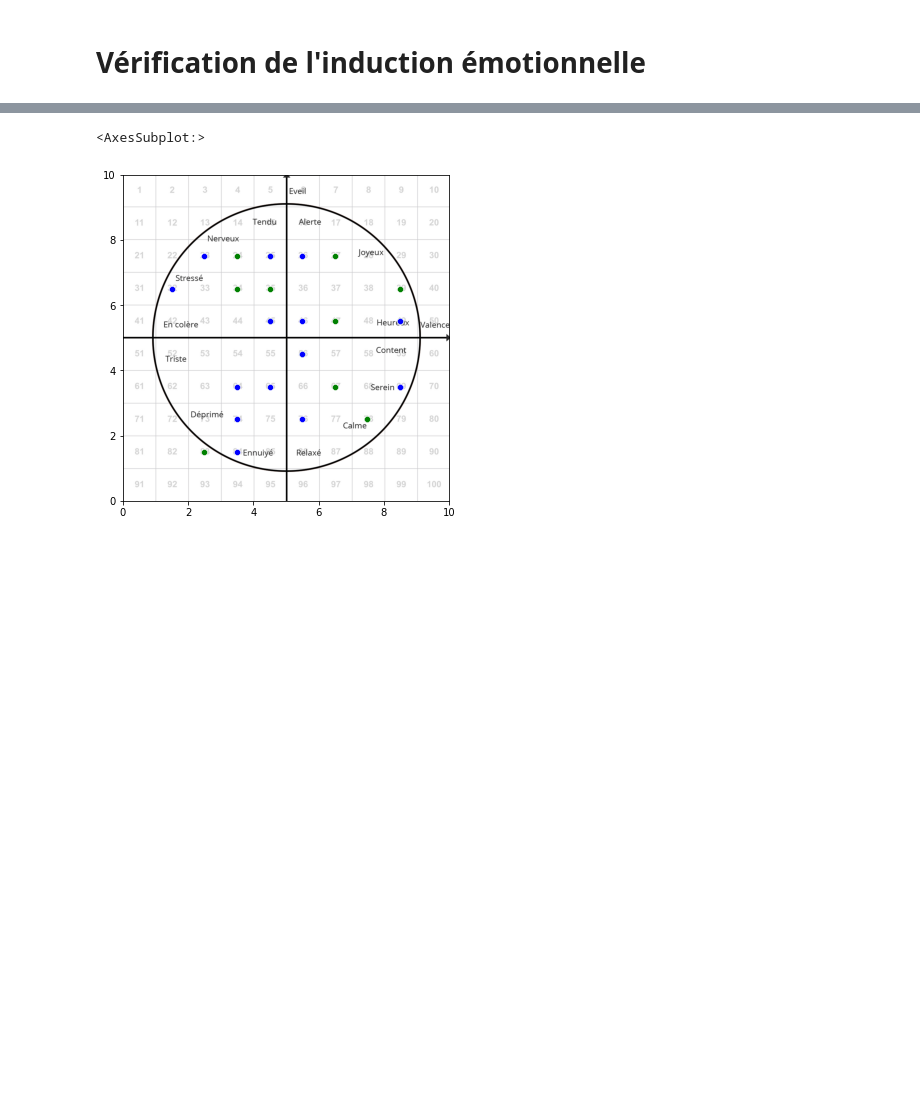
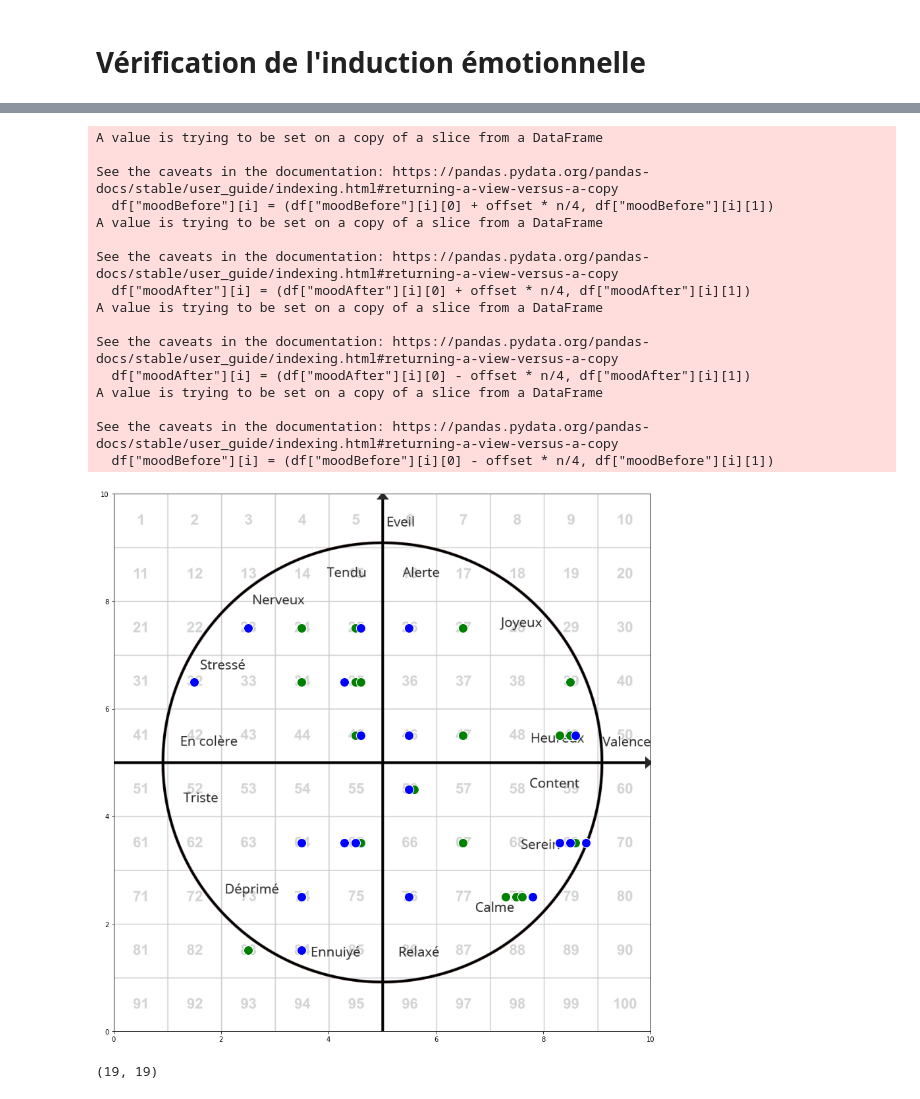
Before and after one commit to CharlesAttend/exp-psycho, a Jupyter notebook: traitement_donne.ipynb, the cells around one changed output, grey strips where cells are left out. Cells and saved outputs as stored; diff of their text form; code cells hidden in the pictures; blank space fills up the shorter version.

Commit message:
Data processing and viz

```diff
--- a/traitement_donne.ipynb
+++ b/traitement_donne.ipynb
@@ -59,7 +59,7 @@ for person in json_data:
     [emotion2.append(person["emotion"]) for _ in range(len(rt))]
 
     #RT clip
-    rt = rt[rt < 1000]
+    rt = rt[rt < 650]
     rt = rt[rt > 200]
     reaction_time.append(rt)
     big_rt_list_clipped = np.concatenate((big_rt_list_clipped, rt), axis=None)
@@ -132,5 +172,6 @@ Ttest_indResult(statistic=1.5832522246819054, pvalue=0.11398631366592701)
 # %%
 sad = df[df["emotion"]=="sad"].reset_index()
+sad = dodge_points(sad, 0.2)
 x_before_sad, y_before_sad = [], []
 x_after_sad, y_after_sad = [], []
 
@@ -139,13 +180,17 @@ for i in range(len(sad)):
     y_before_sad.append(sad['moodBefore'][i][1])
     x_after_sad.append(sad['moodAfter'][i][0])
     y_after_sad.append(sad['moodAfter'][i][1])
+# x_before_sad = dodge_points(x_before_sad, 0.1)
+# x_after_sad = dodge_points(x_after_sad, 0.1)
 
-fig, ax = plt.subplots(figsize=(12, 6))
+
+fig, ax = plt.subplots(figsize=(15, 15))
 ax.set_xlim([0, 10])
 ax.set_ylim([0, 10])
 img = plt.imread('./figure_circumplex_model.png')
 ax.imshow(img, extent=[0, 10, 0, 10])
 
-sns.scatterplot(x=x_before_sad, y=y_before_sad, color='red')
-sns.scatterplot(x=x_after_sad, y=y_after_sad, color='orange')
+sns.scatterplot(x=x_before_sad, y=y_before_sad, color='red', s=200)
+sns.scatterplot(x=x_after_sad, y=y_after_sad, color='orange', s=200)
+fig.savefig("mood_sad.png")
 # %% [output]
@@ -154,22 +214,46 @@ sns.scatterplot(x=x_after_sad, y=y_after_sad, color='orange')
 # %%
 neutral = df[df["emotion"]!="sad"].reset_index()
+neutral = dodge_points(neutral, 0.4)
 x_before_neutral, y_before_neutral = [], []
 x_after_neutral, y_after_neutral = [], []
 
 for i in range(len(neutral)):
     x_before_neutral.append(neutral['moodBefore'][i][0])
     y_before_neutral.append(neutral['moodBefore'][i][1])
     x_after_neutral.append(neutral['moodAfter'][i][0])
     y_after_neutral.append(neutral['moodAfter'][i][1])
+# x_before_neutral = dodge_points(x_before_neutral, 0.3)
+# x_after_neutral = dodge_points(x_after_neutral, 0.2)
 
-fig, ax = plt.subplots(figsize=(12, 6))
+
+fig, ax = plt.subplots(figsize=(15,15))
 ax.set_xlim([0, 10])
 ax.set_ylim([0, 10])
 img = plt.imread('./figure_circumplex_model.png')
 ax.imshow(img, extent=[0, 10, 0, 10])
 
-sns.scatterplot(x=x_before_neutral, y=y_before_neutral, color='green')
-sns.scatterplot(x=x_after_neutral, y=y_after_neutral, color='blue')
+sns.scatterplot(x=x_before_neutral, y=y_before_neutral, color='green', s=200)
+sns.scatterplot(x=x_after_neutral, y=y_after_neutral, color='blue', s=200)
+fig.savefig("mood_neutral.png")
 # %% [output]
-<AxesSubplot:>
+A value is trying to be set on a copy of a slice from a DataFrame
+
+See the caveats in the documentation: https://pandas.pydata.org/pandas-docs/stable/user_guide/indexing.html#returning-a-view-versus-a-copy
+  df["moodBefore"][i] = (df["moodBefore"][i][0] + offset * n/4, df["moodBefore"][i][1])
+A value is trying to be set on a copy of a slice from a DataFrame
+
+See the caveats in the documentation: https://pandas.pydata.org/pandas-docs/stable/user_guide/indexing.html#returning-a-view-versus-a-copy
+  df["moodAfter"][i] = (df["moodAfter"][i][0] + offset * n/4, df["moodAfter"][i][1])
+A value is trying to be set on a copy of a slice from a DataFrame
+
+See the caveats in the documentation: https://pandas.pydata.org/pandas-docs/stable/user_guide/indexing.html#returning-a-view-versus-a-copy
+  df["moodAfter"][i] = (df["moodAfter"][i][0] - offset * n/4, df["moodAfter"][i][1])
+A value is trying to be set on a copy of a slice from a DataFrame
+
+See the caveats in the documentation: https://pandas.pydata.org/pandas-docs/stable/user_guide/indexing.html#returning-a-view-versus-a-copy
+  df["moodBefore"][i] = (df["moodBefore"][i][0] - offset * n/4, df["moodBefore"][i][1])
-[figure, old version]
+[figure, new version]
+# %%
+len(x_before_neutral), len(y_before_neutral)
+# %% [output]
+(19, 19)
```
Also changed, not shown: parts of 13 cells of this notebook, 4 other files.
